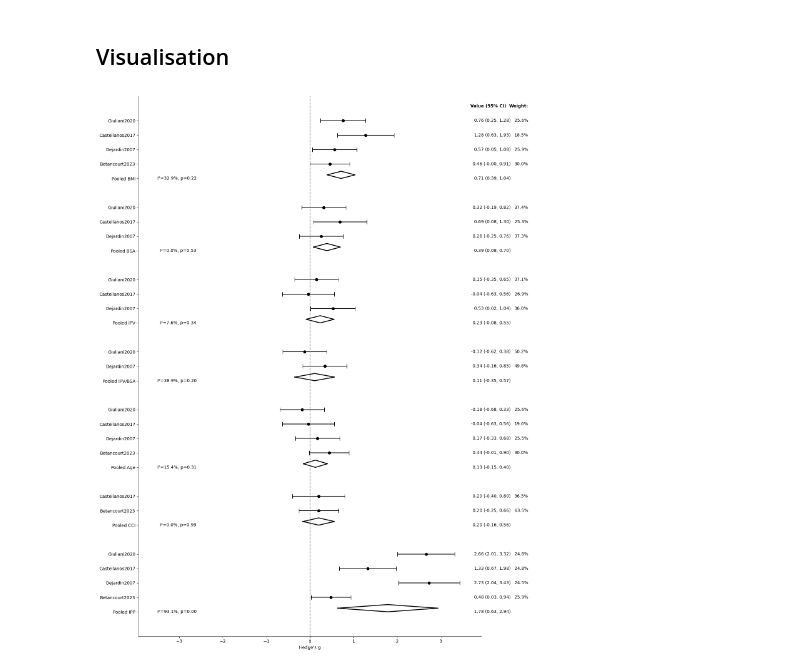
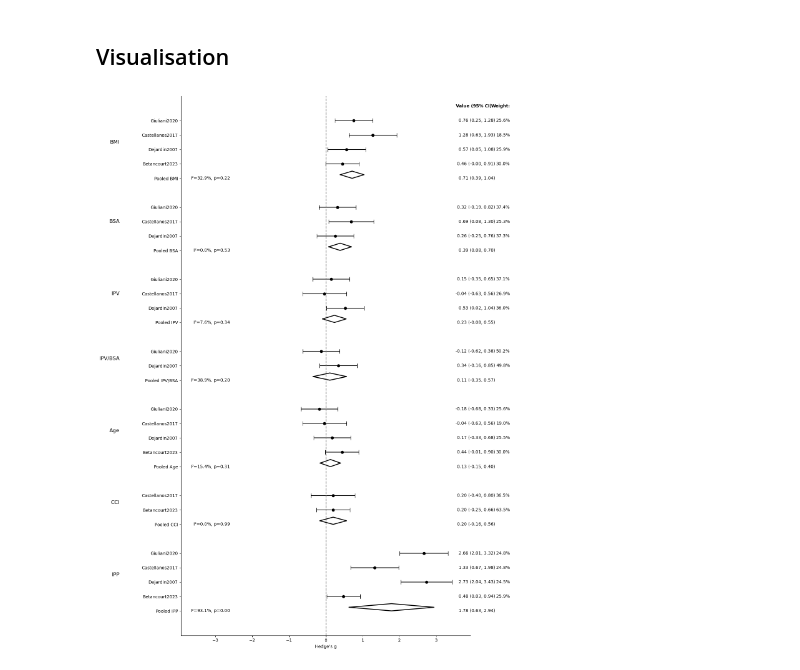
Before and after one commit to leungkcofficial/ipp_sr, a Jupyter notebook: code/subgroup_analysis.ipynb, the cells around one changed output. Drawn from its saved outputs; the diff is of its cells as text; code cells hidden in the pictures.

```diff
--- a/code/subgroup_analysis.ipynb
+++ b/code/subgroup_analysis.ipynb
@@ -370,34 +370,39 @@ for var, data in meta_analysis_results.items():
     ]
     ax.plot(pooled_x, pooled_y_values, 'k-', linewidth=2)
 
+    # After plotting studies, calculate the midpoint for the variable label
+    mid_y_position = (y_positions[0] + y_positions[-1]) / 2
+    ax.text(-5.6, mid_y_position, var, fontsize=12, va='center', ha='right')
+
     # Displaying I2 and p-value for the pooled estimate
     ax.text(-2.6, pooled_y, f"I²={data['I2']:.1f}%, p={data['p_value_Q']:.2f}", ha='right', va='center', fontsize=10)
     ax.text(4.6, pooled_y, f"{data['g_bar_RE']:.2f} ({data['ci_g_bar_RE'][0]:.2f}, {data['ci_g_bar_RE'][1]:.2f})", ha='right', va='center', fontsize=10)
+
 
     # Update the current_y marker and y-ticks
     current_y -= (len(data['study_ids']) + 2)
     y_ticks.extend(y_positions)
     y_ticks.append(pooled_y)
     y_ticklabels.extend(data['study_ids'])
     y_ticklabels.append(f"Pooled {var}")
 
 # Determine x-axis limits
 max_limit = max([g + ci for g, ci in zip(g_values, ci_high)]) + 0.5
 min_limit = min([g - ci for g, ci in zip(g_values, ci_low)]) - 0.5
 limit = max(abs(max_limit), abs(min_limit))
 ax.set_xlim(-limit, limit)
 
 # Labeling and formatting
 ax.set_yticks(y_ticks)
 ax.set_yticklabels(y_ticklabels)
 ax.axvline(0, color='gray', linestyle='--')
 ax.set_xlabel("Hedge's g")
 
 # Adding "Weight:" at the top
 ax.text(4.5, total_studies + len(meta_analysis_results), "Value (95% CI)", ha='right', va='center', fontsize=10, fontweight='bold')
 ax.text(5, total_studies + len(meta_analysis_results), "Weight:", ha='right', va='center', fontsize=10, fontweight='bold')
 
 plt.tight_layout()
 plt.show()
 # %% [output]
-[figure, old version]
+[figure, new version]
```
Also changed, not shown: 4 other files.
